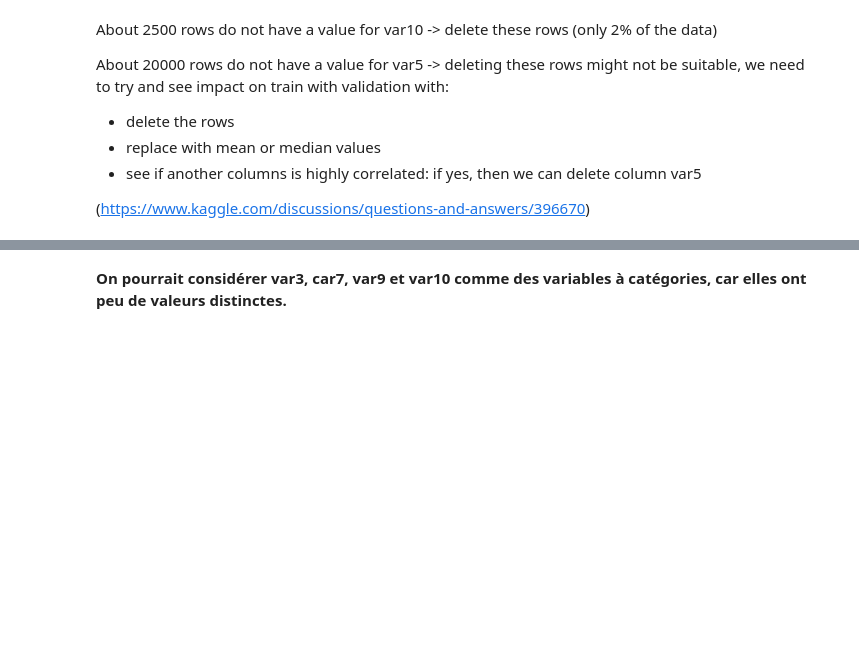
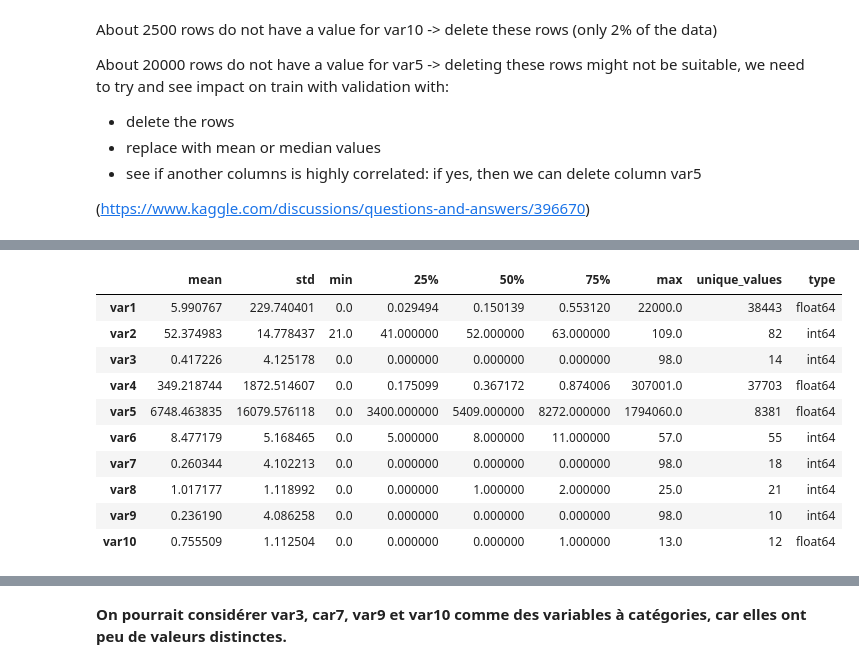
Before and after one commit to Worl0r/IASD_Kaggle_HW1, a Jupyter notebook: EDA_clean.ipynb, the cells around one changed output, grey strips where cells are left out. Saved outputs shown, nothing was run; the diff lists cells and outputs as text; code cells hidden in the pictures; blank space fills up the shorter version.

```diff
--- a/EDA_clean.ipynb
+++ b/EDA_clean.ipynb
@@ -200,0 +140,19 @@ Number of unique values in each float column:
+# %%
+# Quantiles df_test
+desc_df = df_test.describe().T
+desc_df = desc_df.drop("count", axis=1)
+desc_df['unique_values'] = [df_test[col].nunique() for col in desc_df.index]
+desc_df['type'] = df_test.loc[:, df_test.columns != 'ID'].dtypes
+desc_df
+# %% [output]
+|  | mean | std | min | 25% | 50% | 75% | max | unique_values | type |
+| var1 | 5.990767 | 229.740401 | 0.0 | 0.029494 | 0.150139 | 0.553120 | 22000.0 | 38443 | float64 |
+| var2 | 52.374983 | 14.778437 | 21.0 | 41.000000 | 52.000000 | 63.000000 | 109.0 | 82 | int64 |
+| var3 | 0.417226 | 4.125178 | 0.0 | 0.000000 | 0.000000 | 0.000000 | 98.0 | 14 | int64 |
+| var4 | 349.218744 | 1872.514607 | 0.0 | 0.175099 | 0.367172 | 0.874006 | 307001.0 | 37703 | float64 |
+| var5 | 6748.463835 | 16079.576118 | 0.0 | 3400.000000 | 5409.000000 | 8272.000000 | 1794060.0 | 8381 | float64 |
+| var6 | 8.477179 | 5.168465 | 0.0 | 5.000000 | 8.000000 | 11.000000 | 57.0 | 55 | int64 |
+| var7 | 0.260344 | 4.102213 | 0.0 | 0.000000 | 0.000000 | 0.000000 | 98.0 | 18 | int64 |
+| var8 | 1.017177 | 1.118992 | 0.0 | 0.000000 | 1.000000 | 2.000000 | 25.0 | 21 | int64 |
+| var9 | 0.236190 | 4.086258 | 0.0 | 0.000000 | 0.000000 | 0.000000 | 98.0 | 10 | int64 |
+| var10 | 0.755509 | 1.112504 | 0.0 | 0.000000 | 0.000000 | 1.000000 | 13.0 | 12 | float64 |
```
Also changed, not shown: parts of 8 cells of this notebook, 1 other file.
